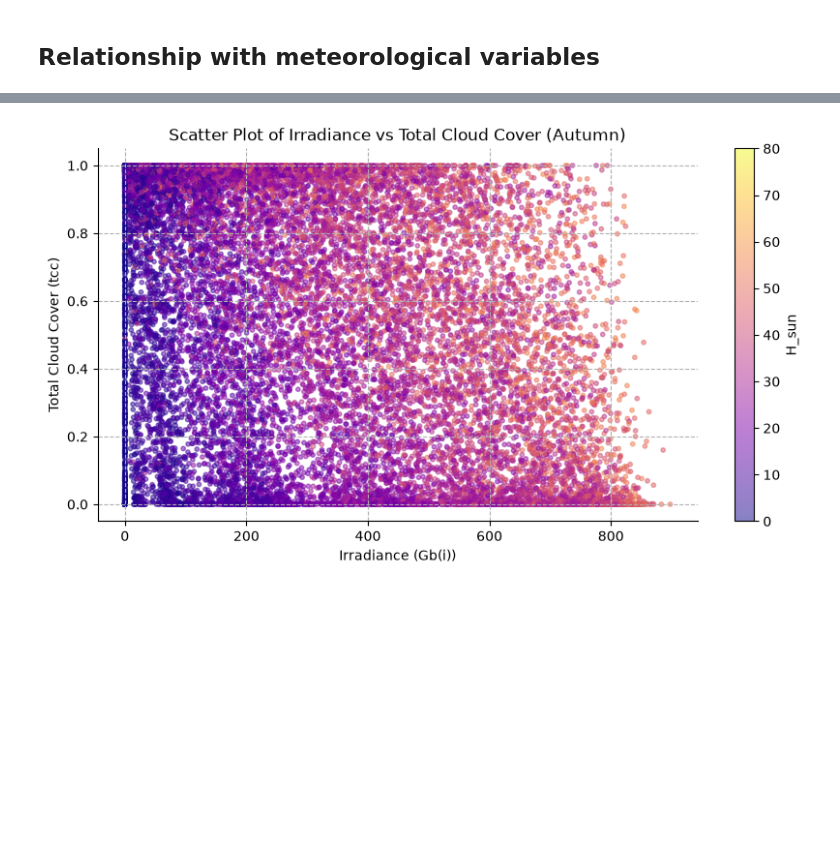
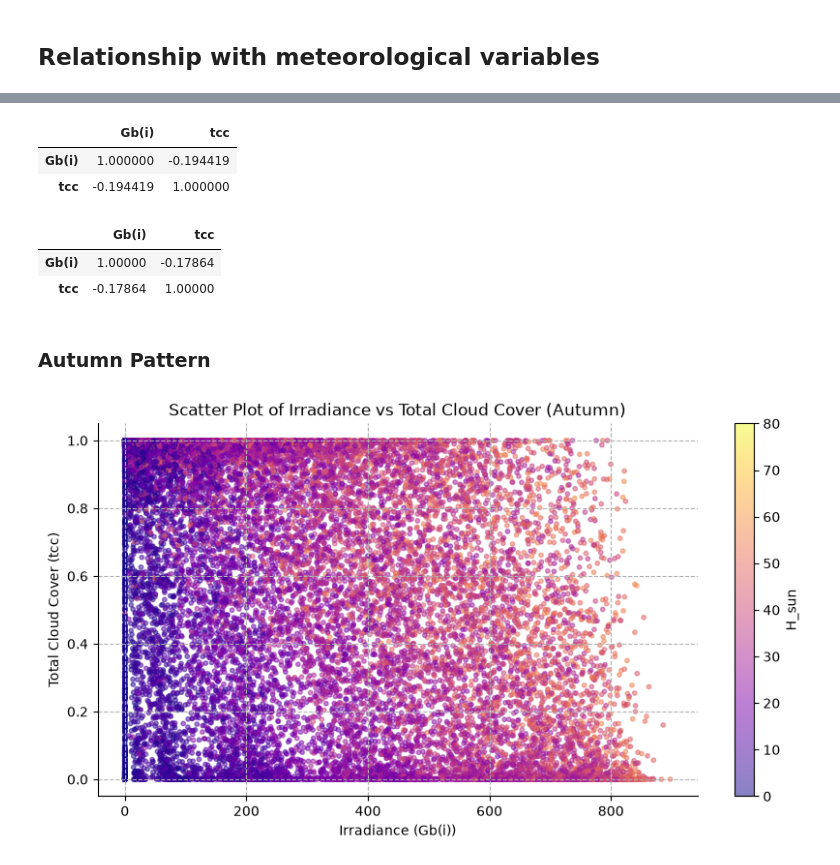
Before and after one commit to codingisads/solar-energy-forecast, a Jupyter notebook: notebooks/03_eda.ipynb, the cells around one changed output, grey strips where cells are left out. Cells and saved outputs as stored; diff of their text form; code cells hidden in the pictures; blank space fills up the shorter version.

```diff
--- a/notebooks/03_eda.ipynb
+++ b/notebooks/03_eda.ipynb
@@ -96,3 +107,19 @@ It is also evident that the curve compresses during autumn and winter (as the da
+# %%
+pearson_corr_summer_data = seasonal_data[(seasonal_data['season'] == 'Summer') & (seasonal_data['H_sun'] > 0)][['Gb(i)', 'tcc']].corr('pearson')
+pearson_corr_summer_data
+# %% [output]
+|  | Gb(i) | tcc |
+| Gb(i) | 1.000000 | -0.194419 |
+| tcc | -0.194419 | 1.000000 |
+# %%
+spearman_corr_summer_data = seasonal_data[(seasonal_data['season'] == 'Summer') & (seasonal_data['H_sun'] > 0)][['Gb(i)', 'tcc']].corr('spearman')
+spearman_corr_summer_data
+# %% [output]
+|  | Gb(i) | tcc |
+| Gb(i) | 1.00000 | -0.17864 |
+| tcc | -0.17864 | 1.00000 |
+# %% [markdown]
+### Autumn Pattern
 # %%
 scatter_tcc_gbi_by_season(seasonal_data, 'Gb(i)','Irradiance','tcc','Total Cloud Cover', 'Autumn')
 # %% [output]
```
Also changed, not shown: parts of 25 cells of this notebook, 2 other files.
